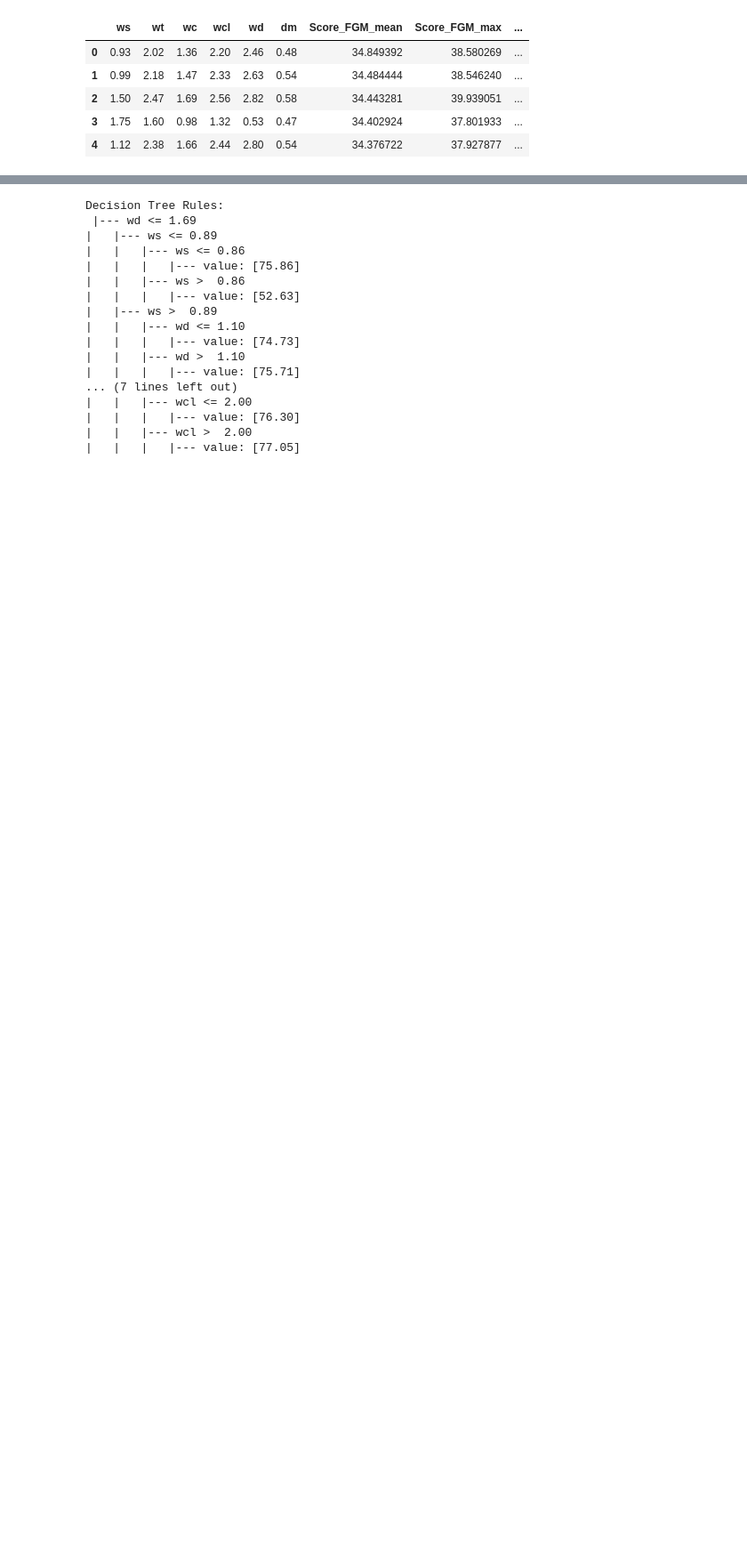
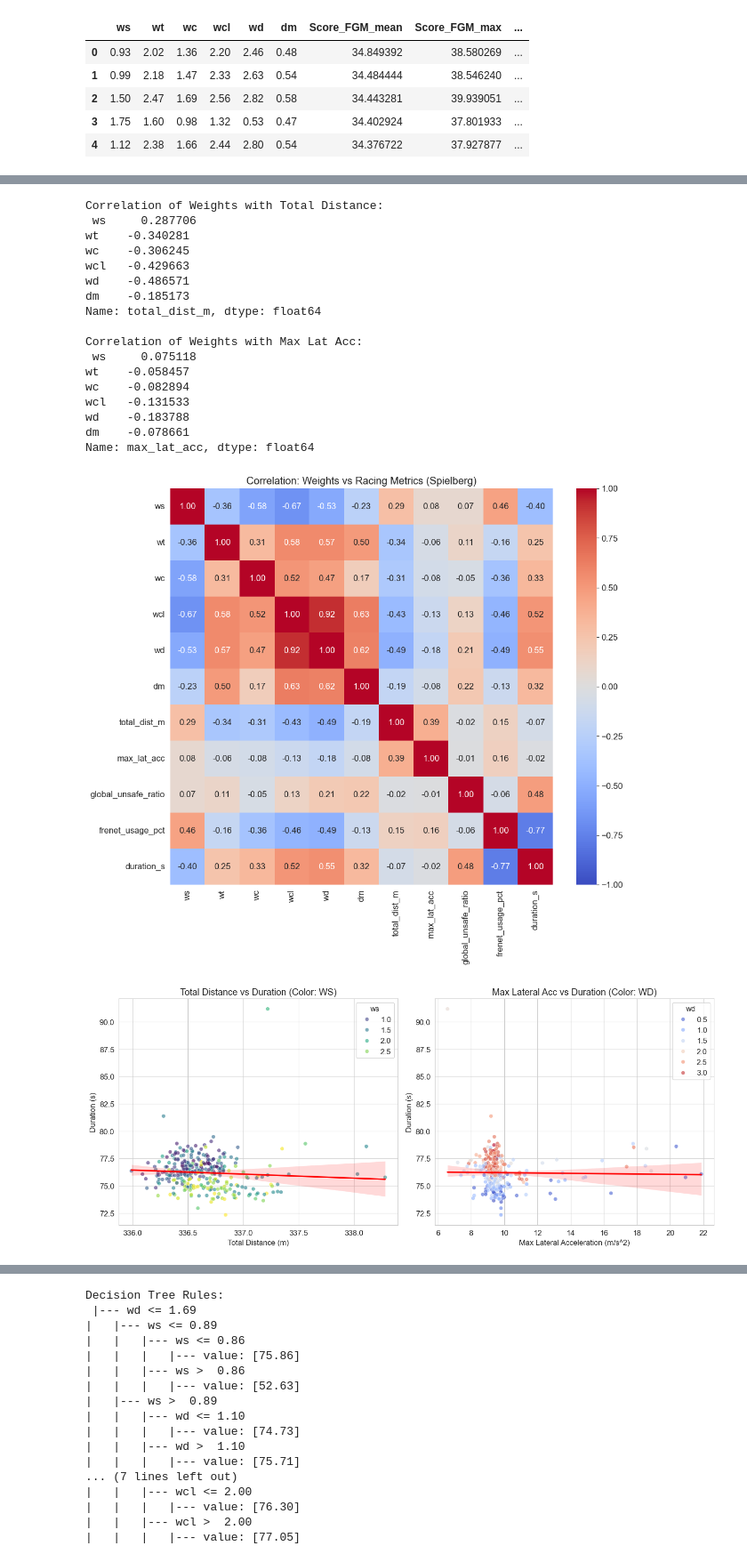
Before and after one commit to SSUNOWL/ROS2_AUTODRIVING, a Jupyter notebook: analyze_mux_logs.ipynb, the cells around one changed output, grey strips where cells are left out. Shown at 89% size. Saved outputs shown, nothing was run; the diff lists cells and outputs as text; code cells hidden in the pictures; blank space fills up the shorter version.

```diff
--- a/analyze_mux_logs.ipynb
+++ b/analyze_mux_logs.ipynb
@@ -950 +984,79 @@ plt.show()
 [figure]
+# %%
+import pandas as pd
+import seaborn as sns
+import matplotlib.pyplot as plt
+
+# 1. 데이터 로드 및 전처리
+file_path = './summary/simulation_summary_mux_speed.csv'
+df = pd.read_csv(file_path)
+
+# Spielberg 맵 & 완주 데이터 & 이상치 제거 (60초 이상)
+df_spielberg = df[(df['map'] == 'Spielberg') & (df['is_success'] == True) & (df['duration_s'] > 60)].copy()
+
+# 분석할 추가 지표들
+metrics = ['total_dist_m', 'max_lat_acc', 'global_unsafe_ratio', 'frenet_usage_pct', 'duration_s']
+weights = ['ws', 'wt', 'wc', 'wcl', 'wd', 'dm']
+
+# 2. 상관관계 분석 (가중치 vs 주행 스타일 지표)
+# 가중치가 주행 스타일(거리, 횡가속도 등)에 미치는 영향 파악
+correlation_matrix = df_spielberg[weights + metrics].corr()
+
+plt.figure(figsize=(12, 10))
+sns.heatmap(correlation_matrix, annot=True, fmt=".2f", cmap='coolwarm', vmin=-1, vmax=1)
+plt.title('Correlation: Weights vs Racing Metrics (Spielberg)')
+plt.savefig('advanced_correlation_spielberg.png')
+
+# 3. 주행 효율성 분석 (Time vs Distance)
+plt.figure(figsize=(14, 6))
+
+plt.subplot(1, 2, 1)
+sns.scatterplot(data=df_spielberg, x='total_dist_m', y='duration_s', alpha=0.6, hue='ws', palette='viridis')
+sns.regplot(data=df_spielberg, x='total_dist_m', y='duration_s', scatter=False, color='red')
+plt.title('Total Distance vs Duration (Color: WS)')
+plt.xlabel('Total Distance (m)')
+plt.ylabel('Duration (s)')
+
+# 4. 주행 안정성/공격성 분석 (Time vs Lateral Acc)
+plt.subplot(1, 2, 2)
+sns.scatterplot(data=df_spielberg, x='max_lat_acc', y='duration_s', alpha=0.6, hue='wd', palette='coolwarm')
+sns.regplot(data=df_spielberg, x='max_lat_acc', y='duration_s', scatter=False, color='red')
+plt.title('Max Lateral Acc vs Duration (Color: WD)')
+plt.xlabel('Max Lateral Acceleration (m/s^2)')
+plt.ylabel('Duration (s)')
+
+plt.tight_layout()
+plt.savefig('racing_efficiency_analysis.png')
+
+# 5. 알고리즘 의존도 분석 (Frenet Usage vs Duration)
+plt.figure(figsize=(8, 6))
+sns.scatterplot(data=df_spielberg, x='frenet_usage_pct', y='duration_s', alpha=0.6)
+sns.regplot(data=df_spielberg, x='frenet_usage_pct', y='duration_s', scatter=False, color='red')
+plt.title('Frenet Usage % vs Duration')
+plt.xlabel('Frenet Usage (%)')
+plt.ylabel('Duration (s)')
+plt.grid(True)
+plt.savefig('frenet_usage_vs_duration.png')
+
+print("Correlation of Weights with Total Distance:\n", correlation_matrix['total_dist_m'][weights])
+print("\nCorrelation of Weights with Max Lat Acc:\n", correlation_matrix['max_lat_acc'][weights])
+# %% [output]
+Correlation of Weights with Total Distance:
+ ws     0.287706
+wt    -0.340281
+wc    -0.306245
+wcl   -0.429663
+wd    -0.486571
+dm    -0.185173
+Name: total_dist_m, dtype: float64
+
+Correlation of Weights with Max Lat Acc:
+ ws     0.075118
+wt    -0.058457
+wc    -0.082894
+wcl   -0.131533
+wd    -0.183788
+dm    -0.078661
+Name: max_lat_acc, dtype: float64
+[figure, added]
+[figure, added]
```
Also changed, not shown: parts of 15 cells of this notebook, 3 other files.
